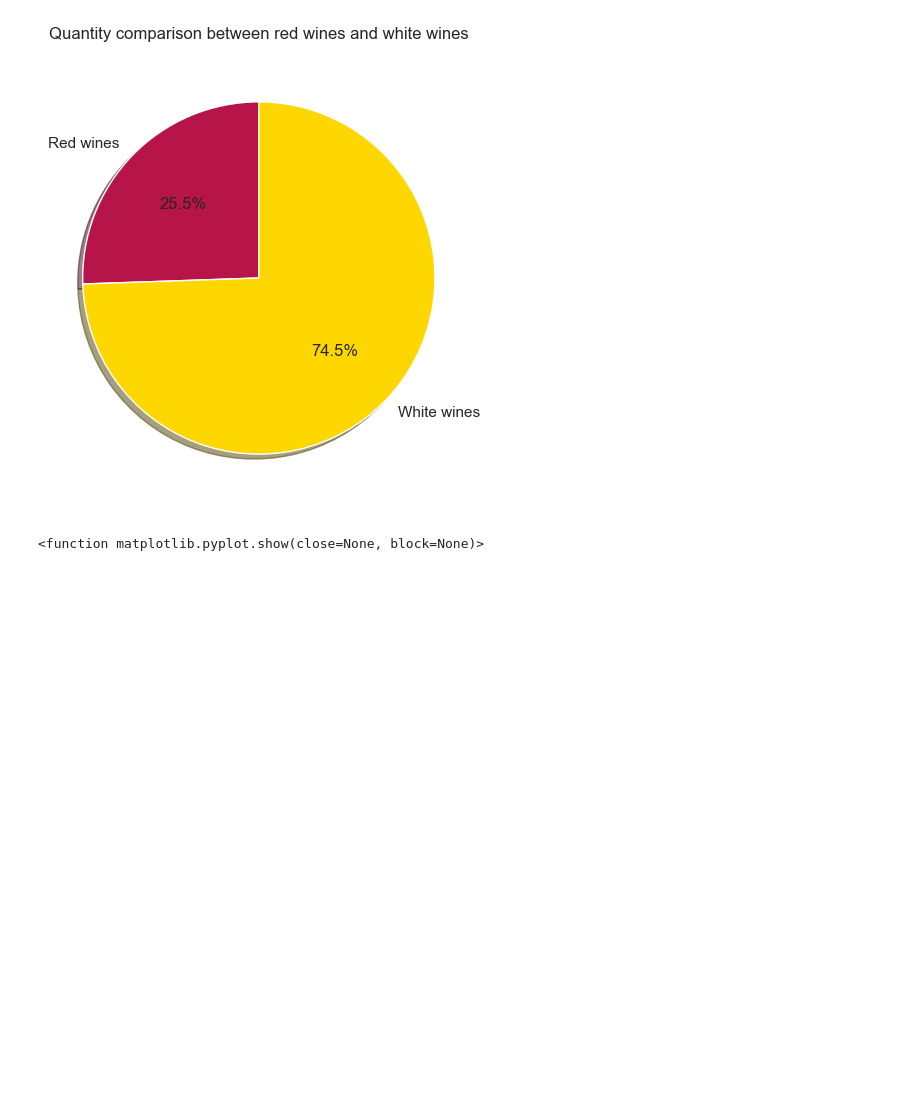
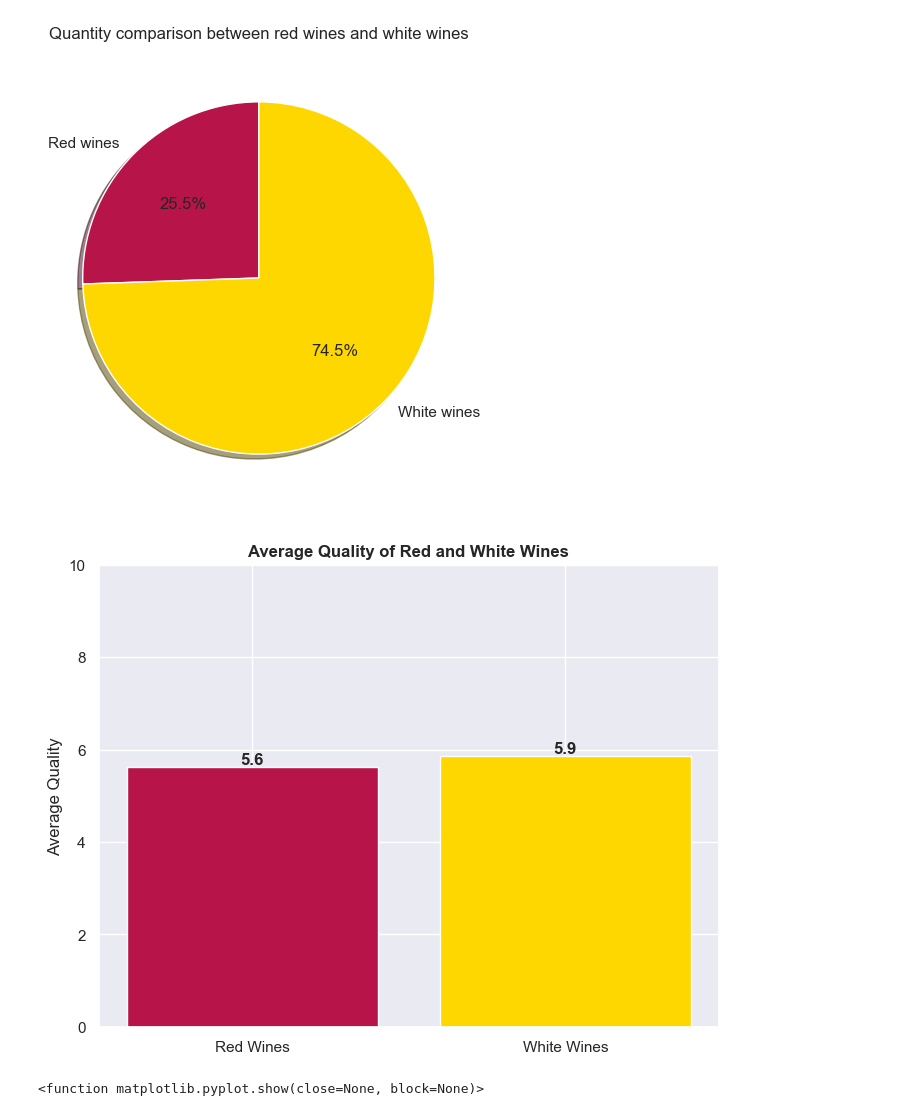
Before and after one commit to airsahin/Wine-Quality, a Jupyter notebook: WineQuality.ipynb, the cells around one changed output. Saved outputs shown, nothing was run; the diff lists cells and outputs as text; code cells hidden in the pictures; blank space fills up the shorter version.

```diff
--- a/WineQuality.ipynb
+++ b/WineQuality.ipynb
@@ -639,6 +633,33 @@ plt.axis('equal') # Sets the pie chart to look like a circle.
 plt.show()
 # %% [output]
 [figure]
+# %%
+# Create a bar chart
+average_quality = df_wines.groupby('type')['quality'].mean().reset_index()
+
+# Now use 'average_quality' for the bar chart
+plt.figure(figsize=(8, 6))
+
+bars = plt.bar(average_quality['type'], average_quality['quality'], color=colors)
+
+# Set title and labels
+plt.title('Average Quality of Red and White Wines', fontweight='bold')
+
+plt.ylabel('Average Quality')
+plt.xticks([0, 1], ['Red Wines', 'White Wines'])
+
+# Set y-axis limit
+plt.ylim(0, 10)
+
+# Add values above the bars
+for bar in bars:
+    plt.text(bar.get_x() + bar.get_width()/2, bar.get_height(), f'{bar.get_height():.1f}',
+             ha='center', va='bottom', fontweight='bold')
+
+# Show the plot
+plt.show()
+# %% [output]
+[figure, added]
 # %%
 # create a barplot for white wines according to quality label
 
```
Also changed, not shown: parts of 21 cells of this notebook.
